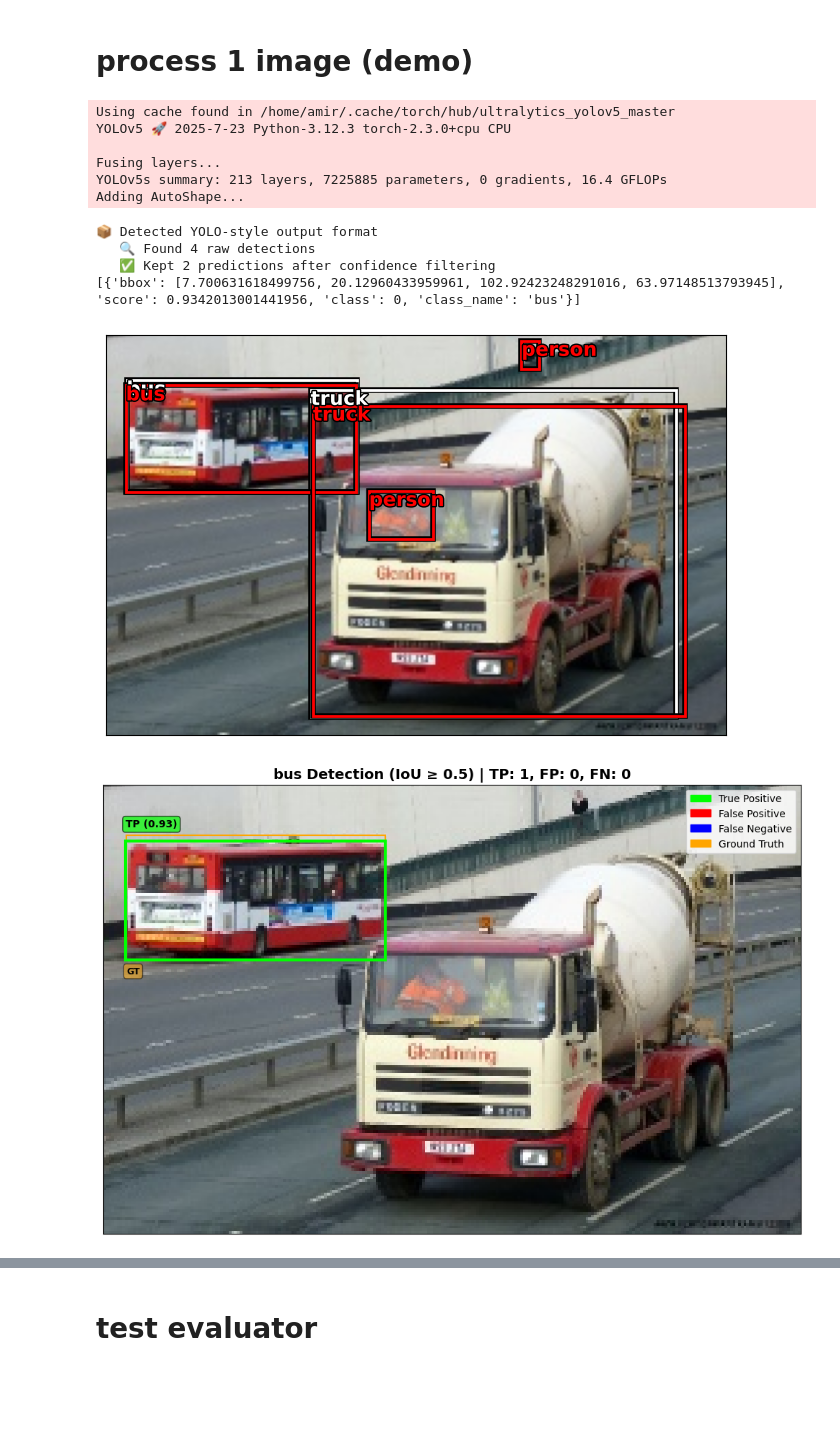
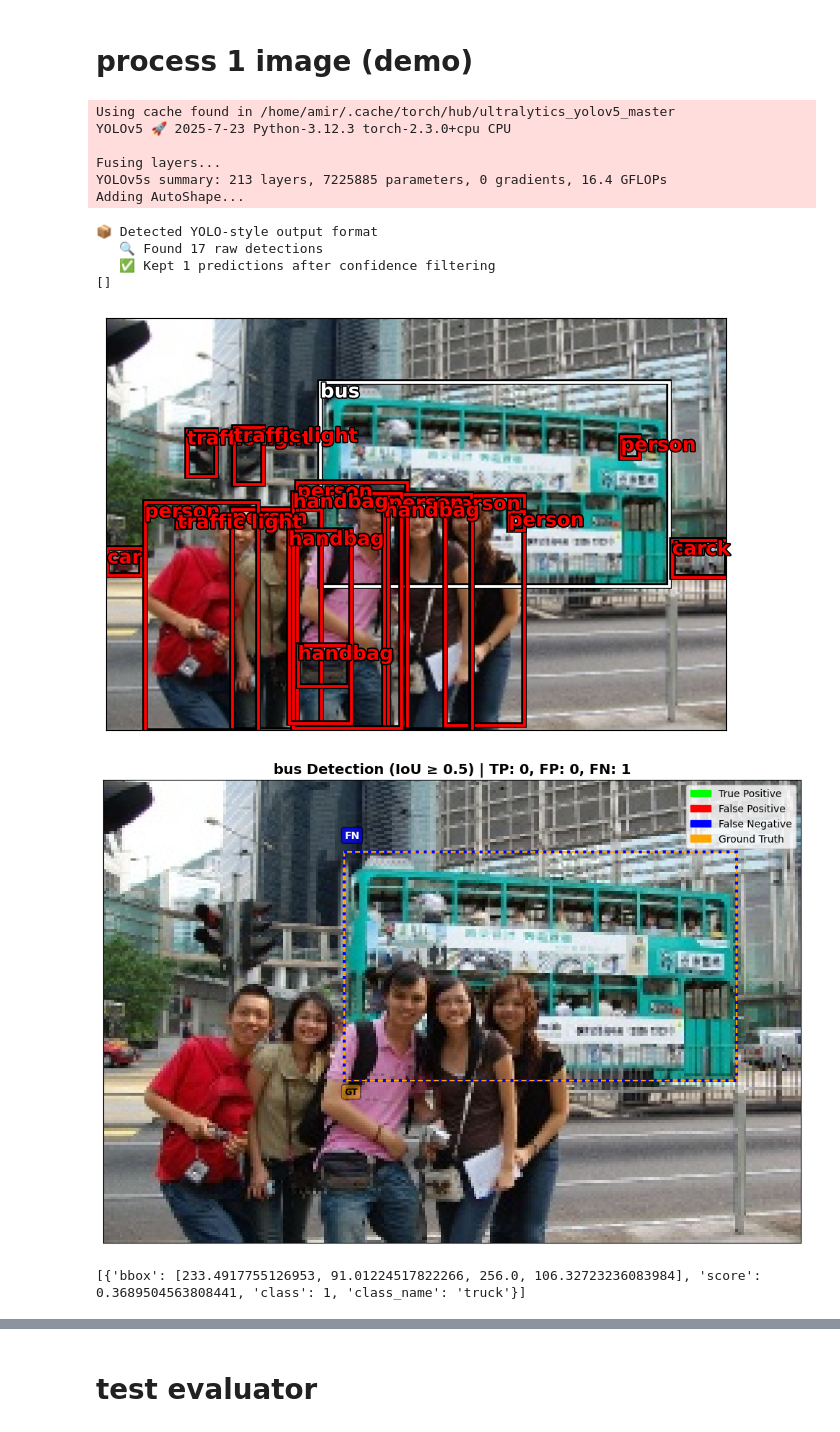
Before and after one commit to egozi/cv22928, a Jupyter notebook: notebooks/object_detection_bus_trucks.ipynb, the cells around one changed output, grey strips where cells are left out. Cells and saved outputs as stored; diff of their text form; code cells hidden in the pictures; blank space fills up the shorter version.

Commit message:
object evaluation is workinggs

```diff
--- a/notebooks/object_detection_bus_trucks.ipynb
+++ b/notebooks/object_detection_bus_trucks.ipynb
@@ -829,0 +239,12 @@ cls = [gt['class'] for gt in ground_truths_all]
+# %%
+target_classes = ['bus', 'truck']
+evaluator = ObjectDetectionEvaluator(target_classes)
+
+model = torch.hub.load('ultralytics/yolov5', 'yolov5s', trust_repo=True)
+# %% [output]
+Using cache found in /home/amir/.cache/torch/hub/ultralytics_yolov5_master
+YOLOv5 🚀 2025-7-23 Python-3.12.3 torch-2.3.0+cpu CPU
+
+Fusing layers...
+YOLOv5s summary: 213 layers, 7225885 parameters, 0 gradients, 16.4 GFLOPs
+Adding AutoShape...
@@ -830,19 +253,18 @@ cls = [gt['class'] for gt in ground_truths_all]
 # %%
-target_classes = ['bus', 'truck']
-
-model = torch.hub.load('ultralytics/yolov5', 'yolov5s', trust_repo=True)
-
 # Select an image from your dataset (e.g., the first image)
 # We'll use image 22 from the dataset for demonstration, as it contains both Bus and Truck
-image, bbs, clss, image_path = ds[22]
+image, bbs, clss, image_path = ds[0]
 
 # run model
 results = model(image)
 
 # arrange data
-ground_truths_all = format_gt(bbs, clss, target_classes)
+ground_truths_all = format_gt([bbs], [clss], target_classes)
 predictions_all = format_model_predictions(results, class_names)
+
+# temp - for one image
 predictions_all = predictions_all['image0.jpg']
+ground_truths_all = ground_truths_all['image0.jpg']
 
 # draw all detections and gt boxes
 plot_yolo_results(results, image, model.names, ground_truths_all)
@@ -857,51 +279,48 @@ for class_id, class_name in enumerate(target_classes):
     # Filter ground truths for the current class
     class_ground_truths = [gt for gt in ground_truths_all if gt['class'] == class_id]
 
-    pred_boxes = np.array([p['bbox'] for p in class_predictions])
-    gt_boxes = np.array([gt['bbox'] for gt in class_ground_truths])
-    iou_matrix = calculate_iou(pred_boxes, gt_boxes)
+    # pred_boxes = np.array([p['bbox'] for p in class_predictions])
+    # gt_boxes = np.array([gt['bbox'] for gt in class_ground_truths])
+
+    # iou_matrix = calculate_iou(pred_boxes, gt_boxes)
+    iou_matrix = evaluator.calculate_iou_matrix_single_class(class_predictions, class_ground_truths, class_id)
 
     # Process this single class in this single image
     results_per_class = process_single_class_single_image(
         predictions=class_predictions, # Pass the filtered predictions
         ground_truths=class_ground_truths, # Pass the filtered ground truths
         target_class=class_id,
         iou_matrix=iou_matrix, # Pass the class-specific IoU matrix
         iou_threshold=0.5,
         use_hungarian=True # Use Hungarian matching
     )
 
     # Visualize the results for the current class
     # We pass the filtered ground truths for visualization
     fig = visualize_detection_results(
         image=image,
         results=results_per_class,
         ground_truths=class_ground_truths,
         class_name=class_name,
         iou_threshold=0.5,
         show_confidence=True
     )
     plt.show()
 
     eval_results[class_name] = results_per_class
 
 for i, class_name in enumerate(target_classes):
     print(f"\nResults for class: {class_name}")
     print(f"TP: {eval_results[class_name]['num_tp']}")
     print(f"FP: {eval_results[class_name]['num_fp']}")
     print(f"FN: {eval_results[class_name]['num_fn']}")
 
 create_detection_summary_plot(eval_results, target_classes)
 # %% [output]
-Using cache found in /home/amir/.cache/torch/hub/ultralytics_yolov5_master
-YOLOv5 🚀 2025-7-23 Python-3.12.3 torch-2.3.0+cpu CPU
-
-Fusing layers...
-YOLOv5s summary: 213 layers, 7225885 parameters, 0 gradients, 16.4 GFLOPs
-Adding AutoShape...
+📦 Detected YOLO-style output format
+   🔍 Found 17 raw detections
+   ✅ Kept 1 predictions after confidence filtering
+[]
-📦 Detected YOLO-style output format
-   🔍 Found 4 raw detections
-   ✅ Kept 2 predictions after confidence filtering
-[{'bbox': [7.700631618499756, 20.12960433959961, 102.92423248291016, 63.97148513793945], 'score': 0.9342013001441956, 'class': 0, 'class_name': 'bus'}]
-[figure, old version]
+[figure, new version]
-[figure, old version]
+[figure, new version]
+[{'bbox': [233.4917755126953, 91.01224517822266, 256.0, 106.32723236083984], 'score': 0.3689504563808441, 'class': 1, 'class_name': 'truck'}]
```
Also changed, not shown: parts of 49 cells of this notebook, 3 other files.
